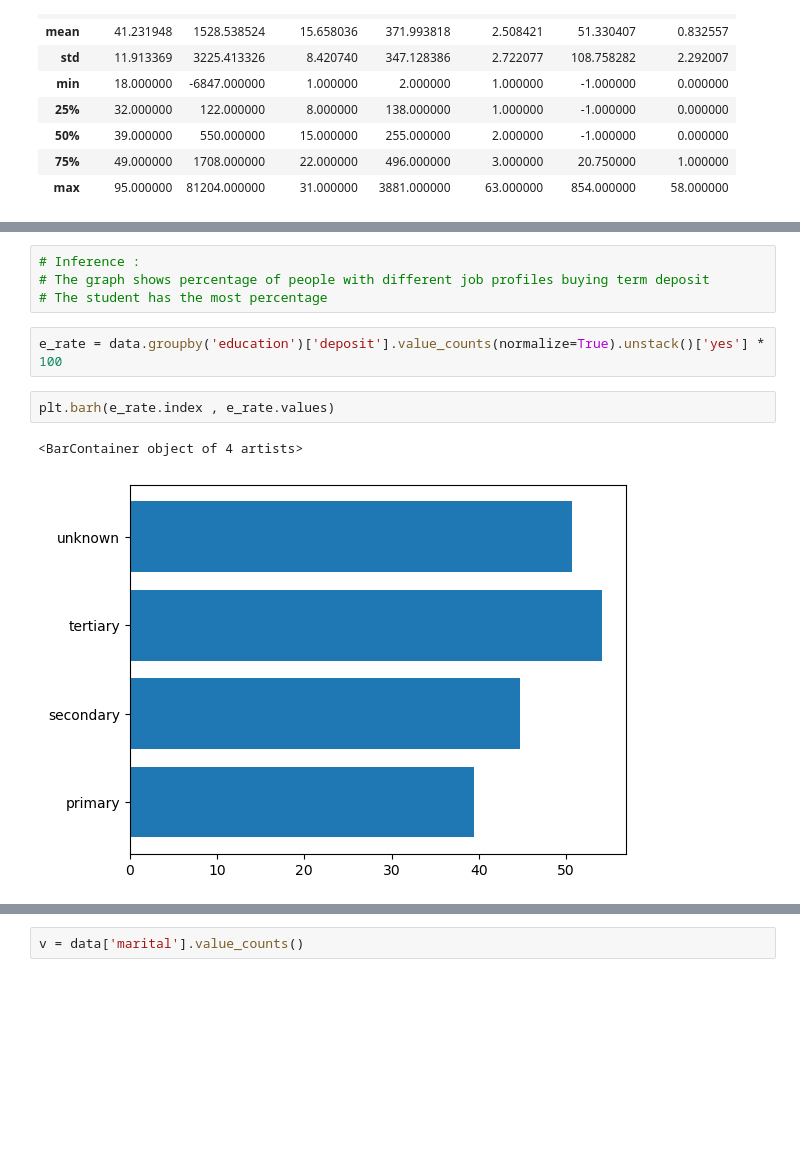
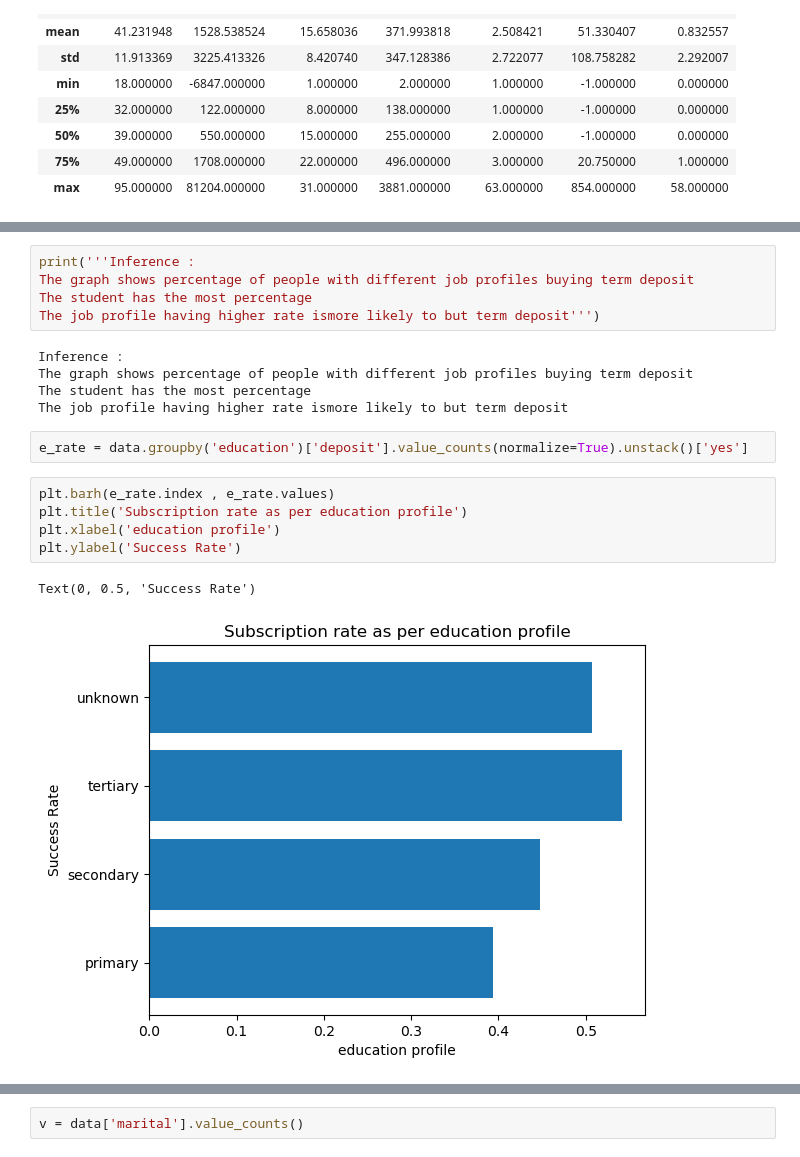
Before and after one commit to Harsh-D-2004/TE-IT-Practicals, a Jupyter notebook: DSBDA/Group B/Assignement_3.ipynb, the cells around one changed output, grey strips where cells are left out. Cells and saved outputs as stored; diff of their text form; blank space fills up the shorter version.

```diff
--- a/DSBDA/Group B/Assignement_3.ipynb
+++ b/DSBDA/Group B/Assignement_3.ipynb
@@ -60,12 +84,21 @@ plt.bar(job_subscription_rate.index , job_subscription_rate.values)
 # %%
-# Inference :
-# The graph shows percentage of people with different job profiles buying term deposit
-# The student has the most percentage
+print('''Inference :
+The graph shows percentage of people with different job profiles buying term deposit
+The student has the most percentage
+The job profile having higher rate ismore likely to but term deposit''')
+# %% [output]
+Inference :
+The graph shows percentage of people with different job profiles buying term deposit
+The student has the most percentage
+The job profile having higher rate ismore likely to but term deposit
 # %%
-e_rate = data.groupby('education')['deposit'].value_counts(normalize=True).unstack()['yes'] * 100
+e_rate = data.groupby('education')['deposit'].value_counts(normalize=True).unstack()['yes']
 # %%
 plt.barh(e_rate.index , e_rate.values)
+plt.title('Subscription rate as per education profile')
+plt.xlabel('education profile')
+plt.ylabel('Success Rate')
 # %% [output]
-<BarContainer object of 4 artists>
+Text(0, 0.5, 'Success Rate')
-[figure, old version]
+[figure, new version]
 # %%
```
Also changed, not shown: parts of 21 cells of this notebook, 7 other files.
